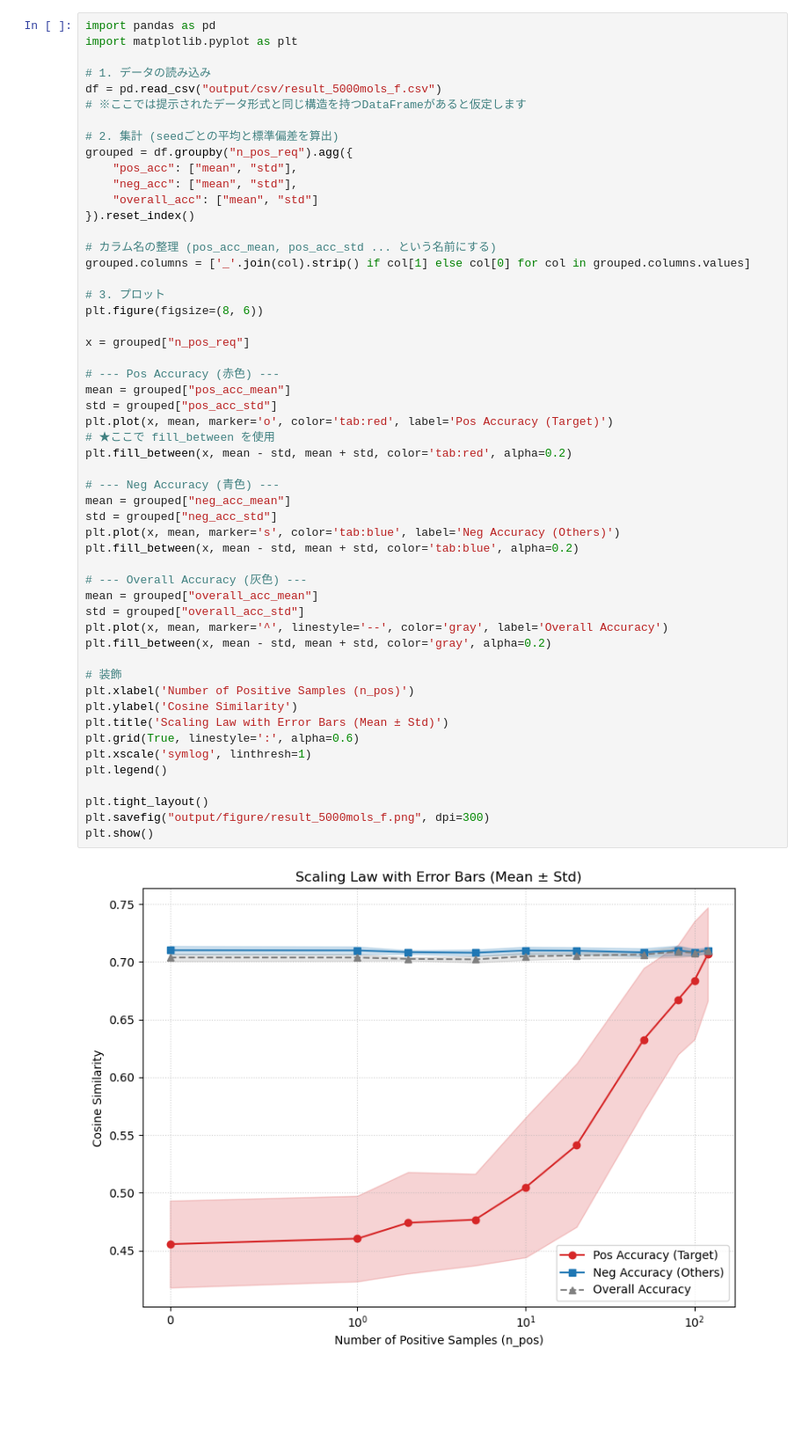
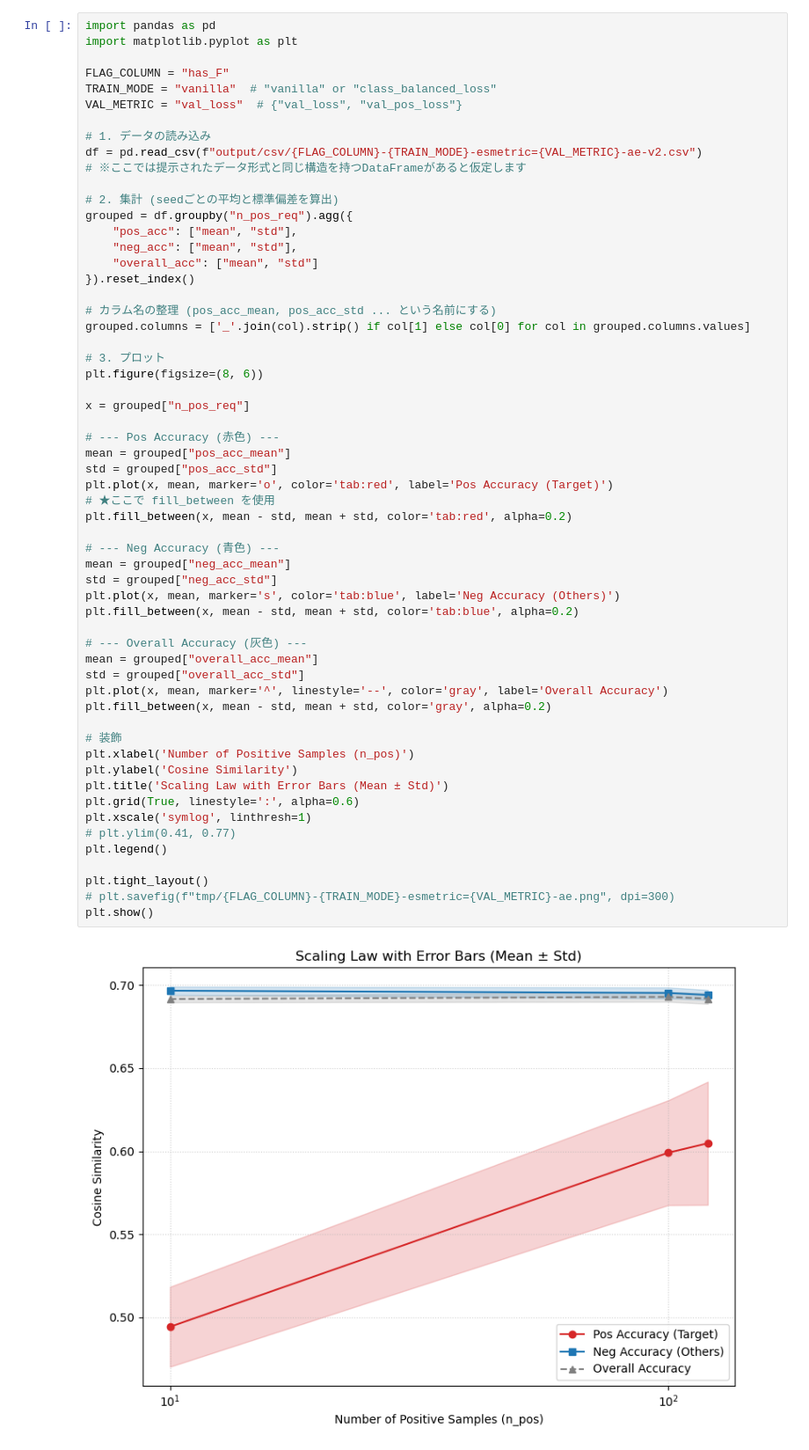
Before and after one commit to 0tum/massspec, a Jupyter notebook: plot.ipynb, the cells around one changed output. Shown at 88% size. Cells and saved outputs as stored; diff of their text form; blank space fills up the shorter version.

```diff
--- a/plot.ipynb
+++ b/plot.ipynb
@@ -2,8 +2,12 @@
 import pandas as pd
 import matplotlib.pyplot as plt
 
+FLAG_COLUMN = "has_F"
+TRAIN_MODE = "vanilla"  # "vanilla" or "class_balanced_loss"
+VAL_METRIC = "val_loss"  # {"val_loss", "val_pos_loss"}
+
 # 1. データの読み込み
-df = pd.read_csv("output/csv/result_5000mols_f.csv")
+df = pd.read_csv(f"output/csv/{FLAG_COLUMN}-{TRAIN_MODE}-esmetric={VAL_METRIC}-ae-v2.csv")
 # ※ここでは提示されたデータ形式と同じ構造を持つDataFrameがあると仮定します
 
 # 2. 集計 (seedごとの平均と標準偏差を算出)
@@ -24,32 +28,33 @@ x = grouped["n_pos_req"]
 # --- Pos Accuracy (赤色) ---
 mean = grouped["pos_acc_mean"]
 std = grouped["pos_acc_std"]
 plt.plot(x, mean, marker='o', color='tab:red', label='Pos Accuracy (Target)')
 # ★ここで fill_between を使用
 plt.fill_between(x, mean - std, mean + std, color='tab:red', alpha=0.2)
 
 # --- Neg Accuracy (青色) ---
 mean = grouped["neg_acc_mean"]
 std = grouped["neg_acc_std"]
 plt.plot(x, mean, marker='s', color='tab:blue', label='Neg Accuracy (Others)')
 plt.fill_between(x, mean - std, mean + std, color='tab:blue', alpha=0.2)
 
 # --- Overall Accuracy (灰色) ---
 mean = grouped["overall_acc_mean"]
 std = grouped["overall_acc_std"]
 plt.plot(x, mean, marker='^', linestyle='--', color='gray', label='Overall Accuracy')
 plt.fill_between(x, mean - std, mean + std, color='gray', alpha=0.2)
 
 # 装飾
 plt.xlabel('Number of Positive Samples (n_pos)')
 plt.ylabel('Cosine Similarity')
 plt.title('Scaling Law with Error Bars (Mean ± Std)')
 plt.grid(True, linestyle=':', alpha=0.6)
 plt.xscale('symlog', linthresh=1)
+# plt.ylim(0.41, 0.77)
 plt.legend()
 
 plt.tight_layout()
-plt.savefig("output/figure/result_5000mols_f.png", dpi=300)
+# plt.savefig(f"tmp/{FLAG_COLUMN}-{TRAIN_MODE}-esmetric={VAL_METRIC}-ae.png", dpi=300)
 plt.show()
 # %% [output]
-[figure, old version]
+[figure, new version]
```
Also changed, not shown: parts of 1 cell of this notebook, 38 other files.
